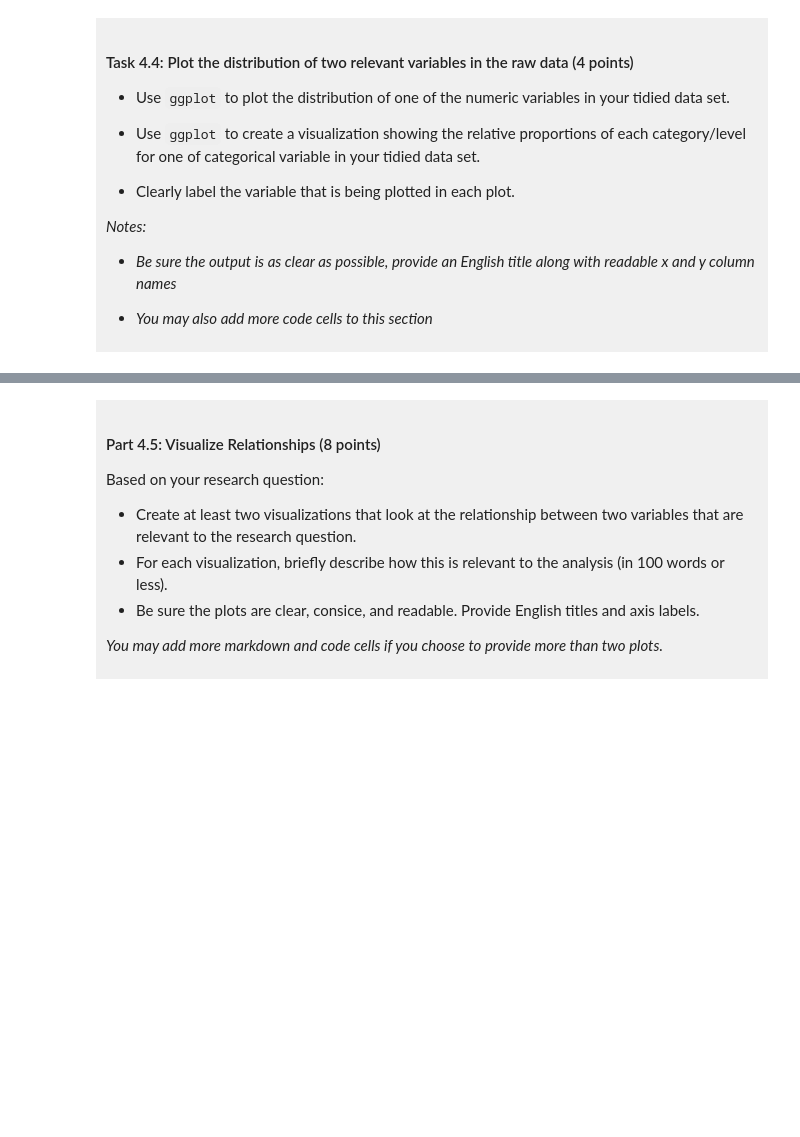
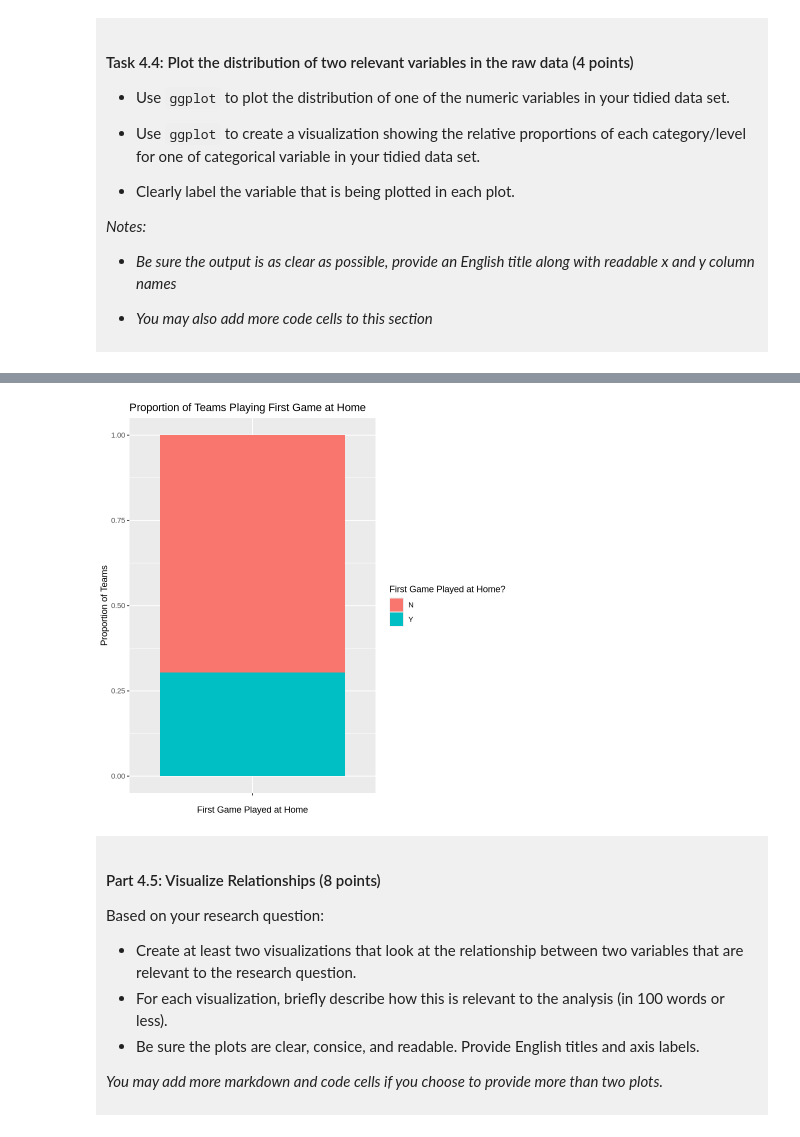
Before and after one commit to dy581/DSCI-100-Project-Dayun-Choi, a Jupyter notebook: dsci-100-project-notebook.ipynb, the cells around one changed output, grey strips where cells are left out. Cells and saved outputs as stored; diff of their text form; code cells hidden in the pictures; blank space fills up the shorter version.

```diff
--- a/dsci-100-project-notebook.ipynb
+++ b/dsci-100-project-notebook.ipynb
@@ -313,5 +350,10 @@ You will refine your research question (if needed) and produce a tidy data set.
 # %%
-### EDIT THIS CODE CELL FOR PLOT 2 ###
+firstgame_plot <- ggplot(tidy_wmbb, aes(x = "", fill = first_game_at_home)) +
+geom_bar(position = 'fill') +
+labs(title = "Proportion of Teams Playing First Game at Home", x = "First Game Played at Home", y = "Proportion of Teams", fill = "First Game Played at Home?")
+firstgame_plot
+# %% [output]
+[figure, added]
 # %% [markdown]
 <div style="background-color: #f0f0f0; padding: 10px;">
 
```
Also changed, not shown: parts of 11 cells of this notebook.
